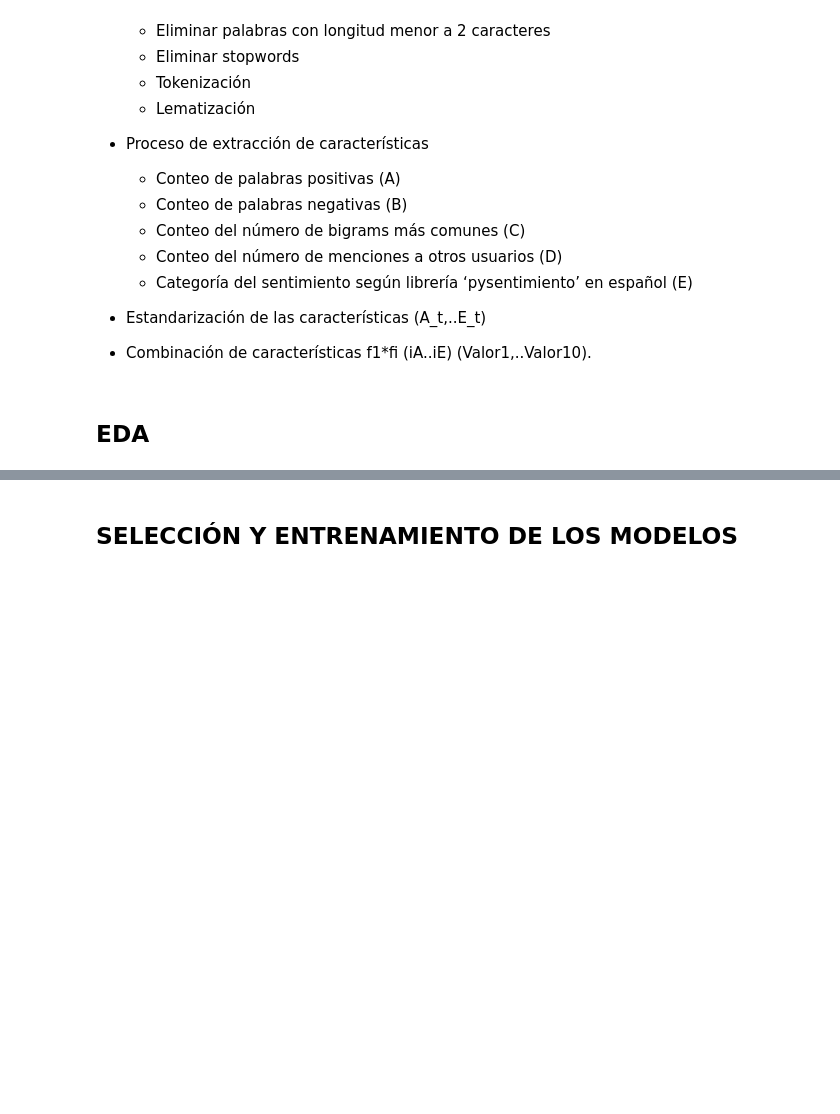
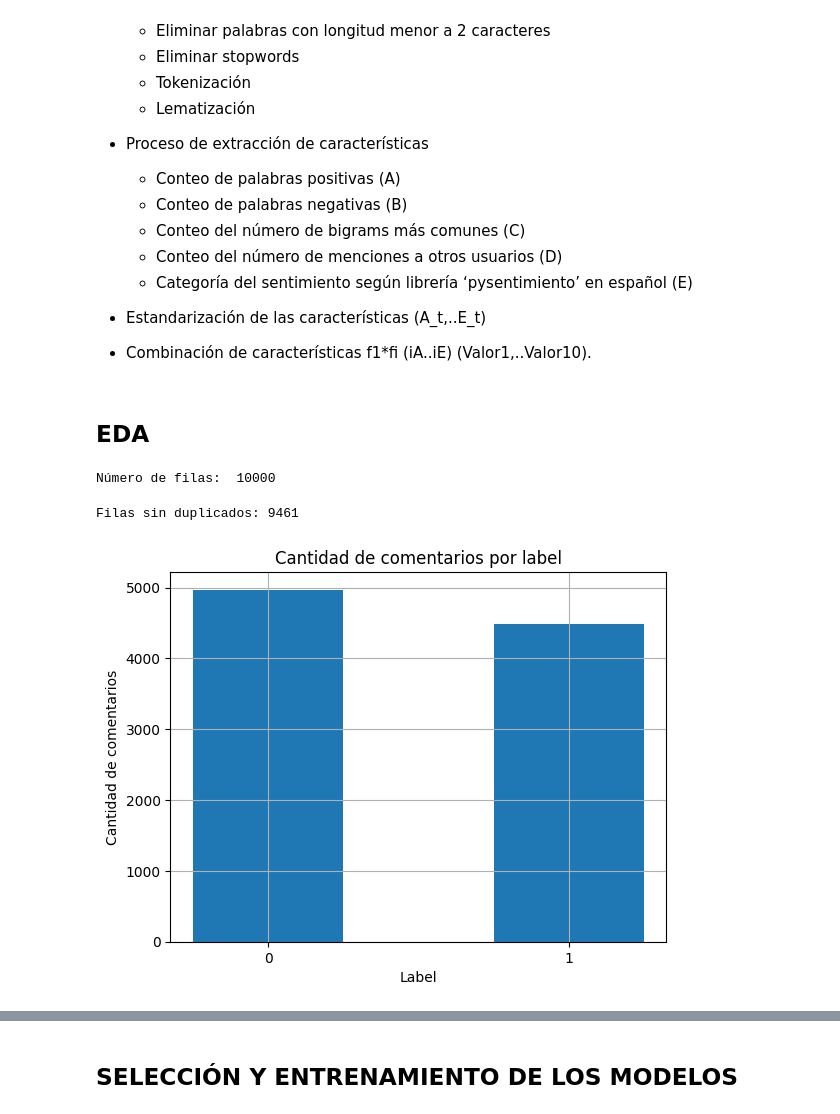
Before and after one commit to cabamarcos/HateSpeachRecognition, a Jupyter notebook: Actividad_3.ipynb, the cells around one changed output, grey strips where cells are left out. Cells and saved outputs as stored; diff of their text form; code cells hidden in the pictures; blank space fills up the shorter version.

```diff
--- a/Actividad_3.ipynb
+++ b/Actividad_3.ipynb
@@ -61,0 +66,22 @@ El dataset original proporcionado en el proyecto transversal ha sido adaptado pa
+# %%
+# cargar dataset
+df = pd.read_csv("out.csv")
+
+# mostrar el número de filas
+print("Número de filas: ", len(df))
+# %% [output]
+Número de filas:  10000
+# %%
+df = df.drop_duplicates(subset=['comentario'], keep='first')
+print(f"Filas sin duplicados: {len(df)}")
+# %% [output]
+Filas sin duplicados: 9461
+# %%
+df['label'].hist(bins=[-0.25, 0.25, 0.75, 1.25])
+plt.title('Cantidad de comentarios por label')
+plt.xlabel('Label')
+plt.ylabel('Cantidad de comentarios')
+plt.xticks([0, 1])
+plt.show()
+# %% [output]
+[figure, added]
```
Also changed, not shown: parts of 32 cells of this notebook.
